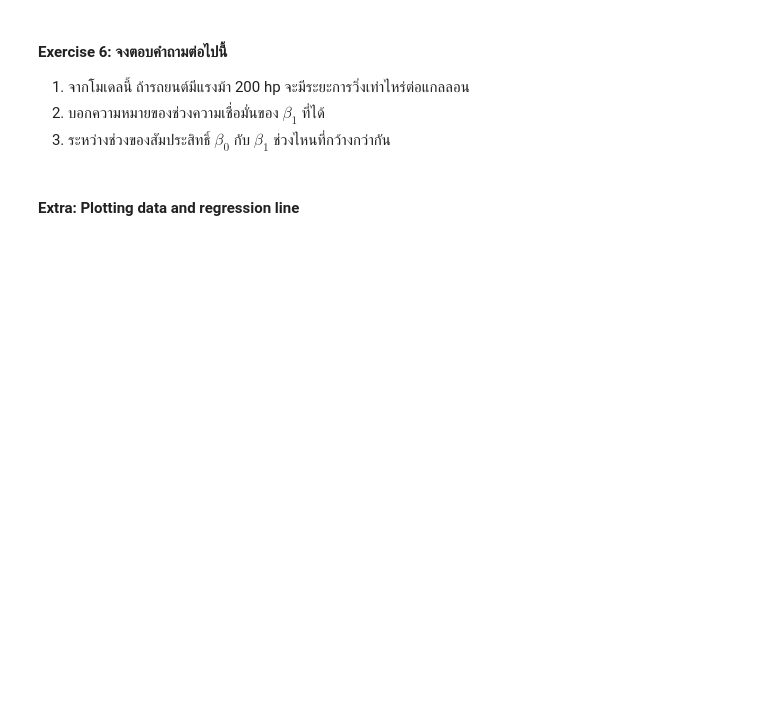
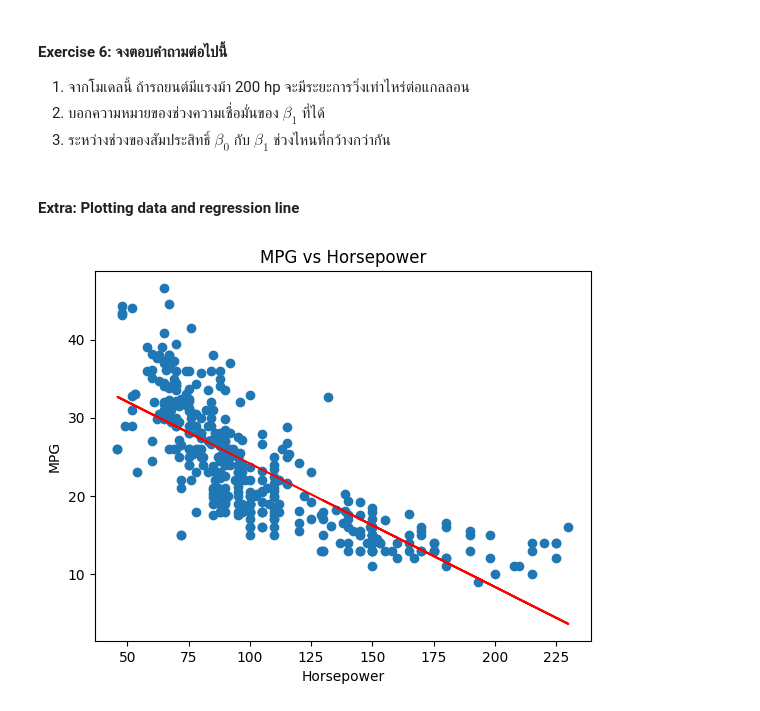
Before and after one commit to Pimwipha302004/Pimwipha-229352-StatisticalLeaening, a Jupyter notebook: 229351_LAB05.ipynb, the cells around one changed output. Cells and saved outputs as stored; diff of their text form; code cells hidden in the pictures; blank space fills up the shorter version.

```diff
--- a/229351_LAB05.ipynb
+++ b/229351_LAB05.ipynb
@@ -159,6 +225,5 @@ results
 #### [Documentation](https://scikit-learn.org/stable/modules/generated/sklearn.linear_model.LinearRegression.html)
 # %%
 from sklearn.linear_model import LinearRegression
-
 reg = LinearRegression()
-reg.fit(X.to_numpy().reshape(-1, 1), y.to_numpy().reshape(-1, 1))
+reg.fit(X.values.reshape(-1, 1) , y)
@@ -227,13 +430,12 @@ y_pred_fm.head()
 3. ระหว่างช่วงของสัมประสิทธิ์ $\beta_0$ กับ $\beta_1$ ช่วงไหนที่กว้างกว่ากัน
 # %% [markdown]
 #### Extra: Plotting data and regression line
-# %%
-import matplotlib.pyplot as plt
-
-X = auto_df['horsepower']
-
-# Scatter plot ของ x และ y
-plt.scatter(X, y)
-
-# เส้นของ linear regression
-plt.plot(X, y_pred);
+# %%
+plt.scatter(X, y)  # ข้อมูลจริง
+plt.plot(X, y_pred, color='red')  # เส้น regression จาก manual implementation
+plt.xlabel('Horsepower')
+plt.ylabel('MPG')
+plt.title('MPG vs Horsepower')
+plt.show()
+# %% [output]
+[figure, added]
```
Also changed, not shown: parts of 23 cells of this notebook.
